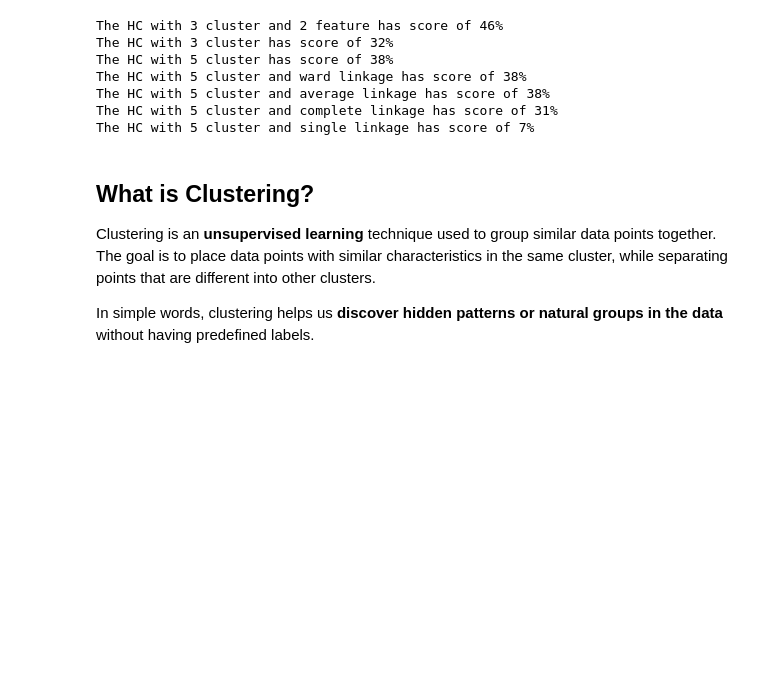
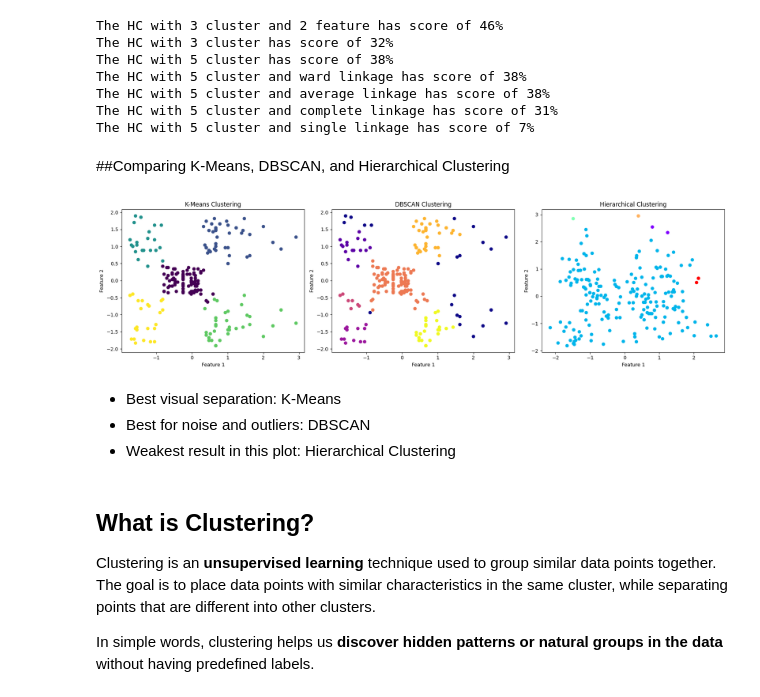
Before and after one commit to Yasir-Aladwani/clustering-mini-project, a Jupyter notebook: clustering_mini_project.ipynb, the cells around one changed output. Cells and saved outputs as stored; diff of their text form; code cells hidden in the pictures; blank space fills up the shorter version.

Commit message:
Add Comparing K-Means, DBSCAN, and Hierarchical Clustering

```diff
--- a/clustering_mini_project.ipynb
+++ b/clustering_mini_project.ipynb
@@ -275,6 +275,37 @@ The HC with 5 cluster and ward linkage has score of 38%
 The HC with 5 cluster and average linkage has score of 38%
 The HC with 5 cluster and complete linkage has score of 31%
 The HC with 5 cluster and single linkage has score of 7%
+# %% [markdown]
+##Comparing K-Means, DBSCAN, and Hierarchical Clustering
+# %%
+fig, axes = plt.subplots(1, 3, figsize=(18, 5))
+
+# K-Means
+axes[0].scatter(X_scaled[:, 0], X_scaled[:, 1], c=clusters, cmap="viridis")
+axes[0].set_title("K-Means Clustering")
+axes[0].set_xlabel("Feature 1")
+axes[0].set_ylabel("Feature 2")
+
+# DBSCAN
+axes[1].scatter(X_scaled[:, 0], X_scaled[:, 1], c=clusters_db, cmap="plasma")
+axes[1].set_title("DBSCAN Clustering")
+axes[1].set_xlabel("Feature 1")
+axes[1].set_ylabel("Feature 2")
+
+# Hierarchical Clustering
+plt.scatter(df_pca[:,0], df_pca[:,1], c=clusters_hc, cmap="rainbow")
+plt.title("Hierarchical Clustering")
+axes[2].set_xlabel("Feature 1")
+axes[2].set_ylabel("Feature 2")
+
+plt.tight_layout()
+plt.show()
+# %% [output]
+[figure, added]
+# %% [markdown]
+- Best visual separation: K-Means
+- Best for noise and outliers: DBSCAN
+- Weakest result in this plot: Hierarchical Clustering
 # %% [markdown]
 ## What is Clustering?
 
```
Also changed, not shown: parts of 1 cell of this notebook.
